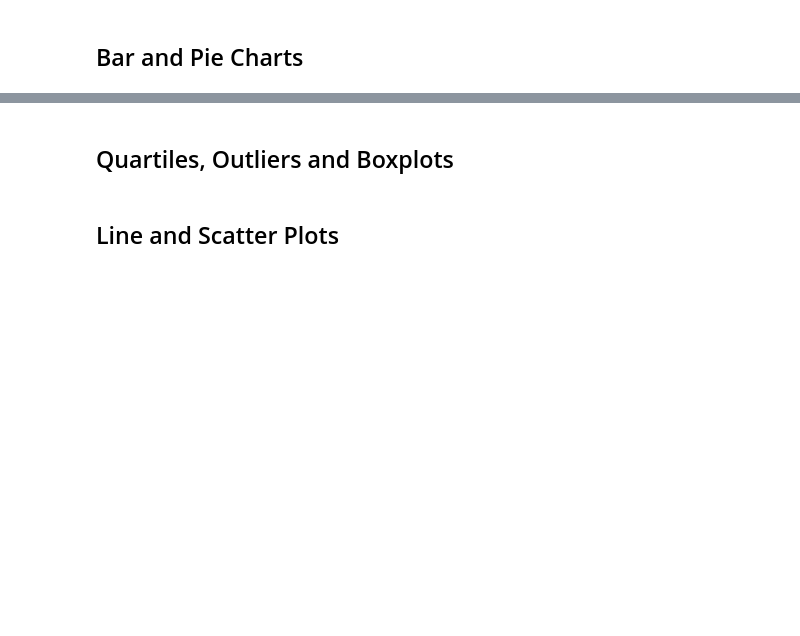
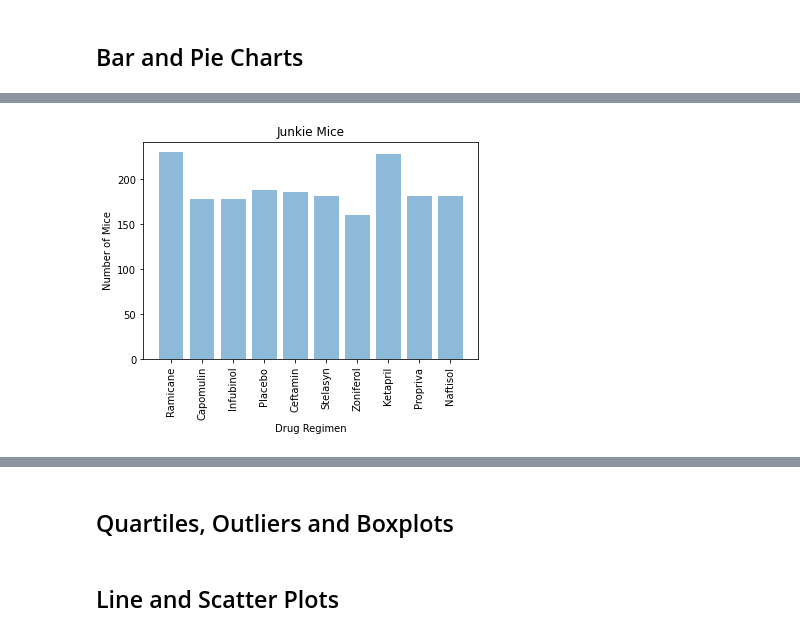
Before and after one commit to ijeriel/Bootcamp-Homework-Jeriel, a Jupyter notebook: Matplotlib-challenge/pymaceuticals_starter.ipynb, the cells around one changed output, grey strips where cells are left out. Cells and saved outputs as stored; diff of their text form; code cells hidden in the pictures; blank space fills up the shorter version.

```diff
--- a/Matplotlib-challenge/pymaceuticals_starter.ipynb
+++ b/Matplotlib-challenge/pymaceuticals_starter.ipynb
@@ -131,4 +169,18 @@ SyntaxError: invalid syntax (<ipython-input-19-7b885acc8c2e>, line 7)
 # %%
 # Generate a bar plot showing the total number of unique mice tested on each drug regimen using pyplot.
+x_axis = np.arange(len(mice_count))
+
+plt.bar(x_axis, mice_count, alpha=0.5, align="center")
+
+plt.title("Junkie Mice")
+plt.xlabel("Drug Regimen")
+plt.ylabel("Number of Mice")
+
+tick_locations = [value for value in x_axis]
+plt.xticks(tick_locations, drugs, rotation=90)
+
+plt.show()
+# %% [output]
+[figure, added]
 # %%
 # Generate a pie plot showing the distribution of female versus male mice using pandas
```
Also changed, not shown: parts of 5 cells of this notebook.
